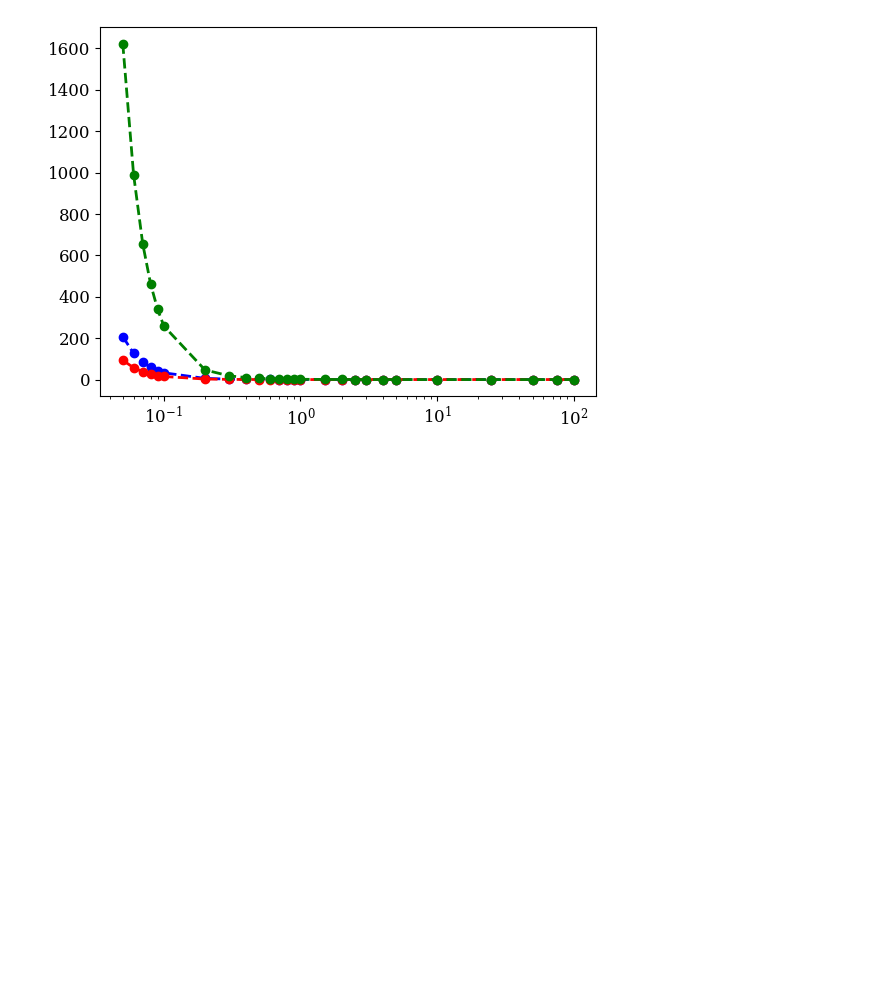
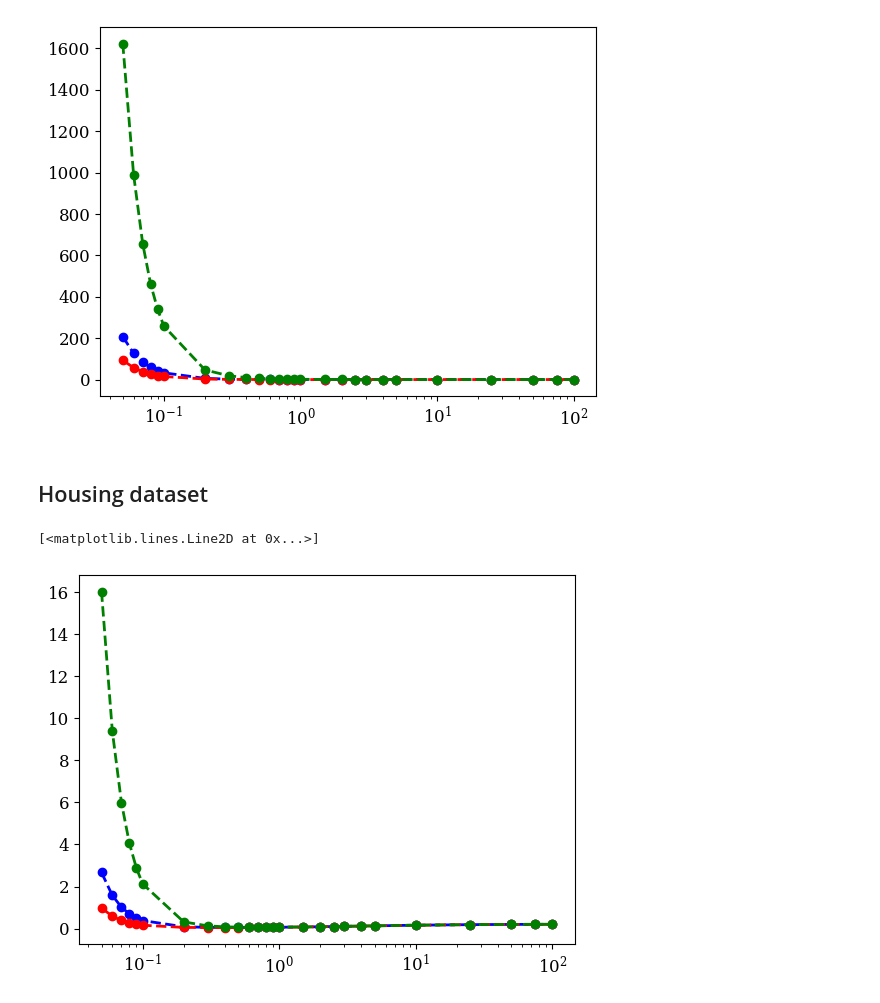
Before and after one commit to krishnacharya/pp-ridge, a Jupyter notebook: pp/runexps/maxg_maxeps_ours.ipynb, the cells around one changed output. Cells and saved outputs as stored; diff of their text form; code cells hidden in the pictures; blank space fills up the shorter version.

Commit message:
adds california housing results

```diff
--- a/pp/runexps/maxg_maxeps_ours.ipynb
+++ b/pp/runexps/maxg_maxeps_ours.ipynb
@@ -114,3 +114,16 @@ plt.plot(df['lamb'][si:], df['t2_maxg_test_mean'][si:], '--go') #  max group, di
 # %% [output]
 [<matplotlib.lines.Line2D at 0x...>]
 [figure]
+# %% [markdown]
+## Housing dataset
+# %%
+df = pd.read_pickle("../../output/housing/lambda-var.pkl")
+# %%
+plt.xscale('log')
+si = 4 # start index
+plt.plot(df['lamb'][si:], df['t1_oa_test_mean'][si:], '--bo') # our pdp
+plt.plot(df['lamb'][si:], df['t1_maxeps_test_mean'][si:], '--ro') # max eps lower bound for loss, not actually PDP!
+plt.plot(df['lamb'][si:], df['t1_maxg_test_mean'][si:], '--go') #  max group, discards eps which are not epsilon high
+# %% [output]
+[<matplotlib.lines.Line2D at 0x...>]
+[figure, added]
```
Also changed, not shown: parts of 1 cell of this notebook, 4 other files.
